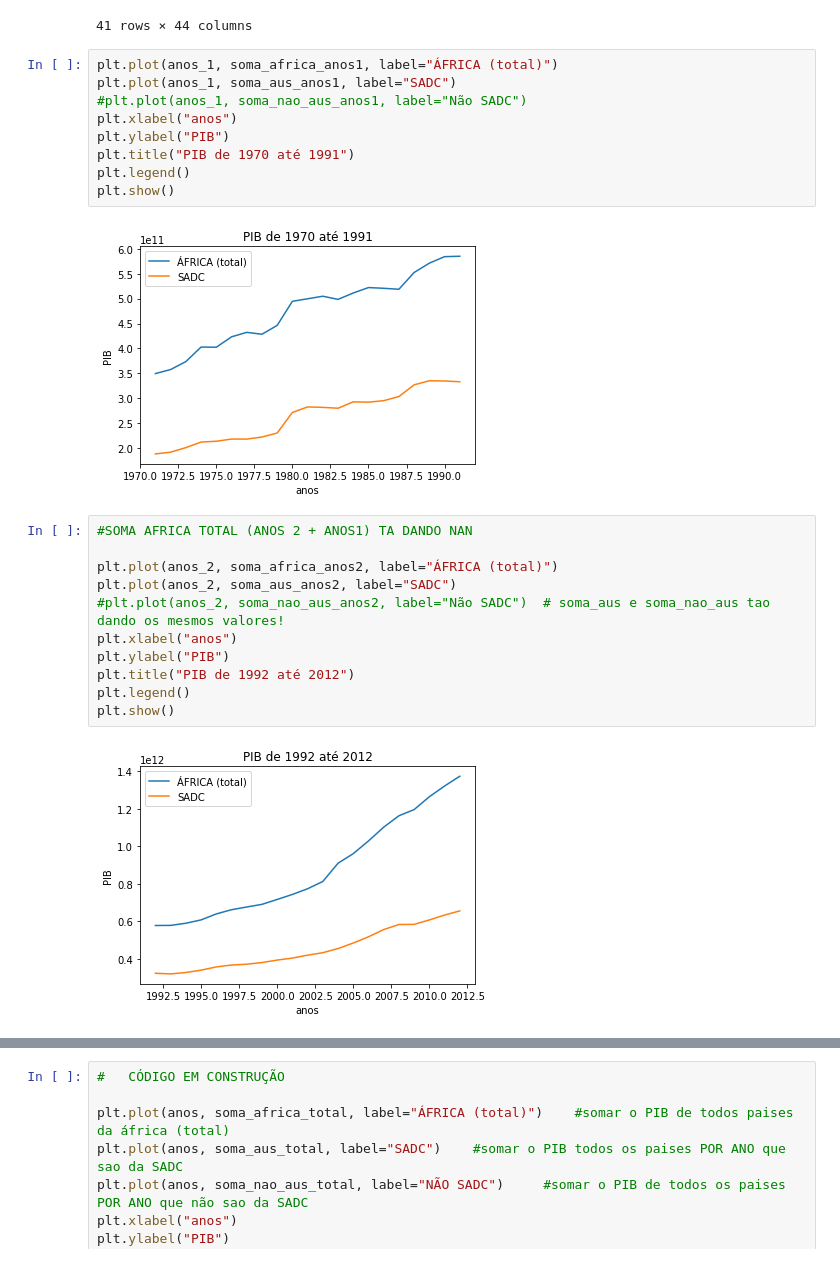
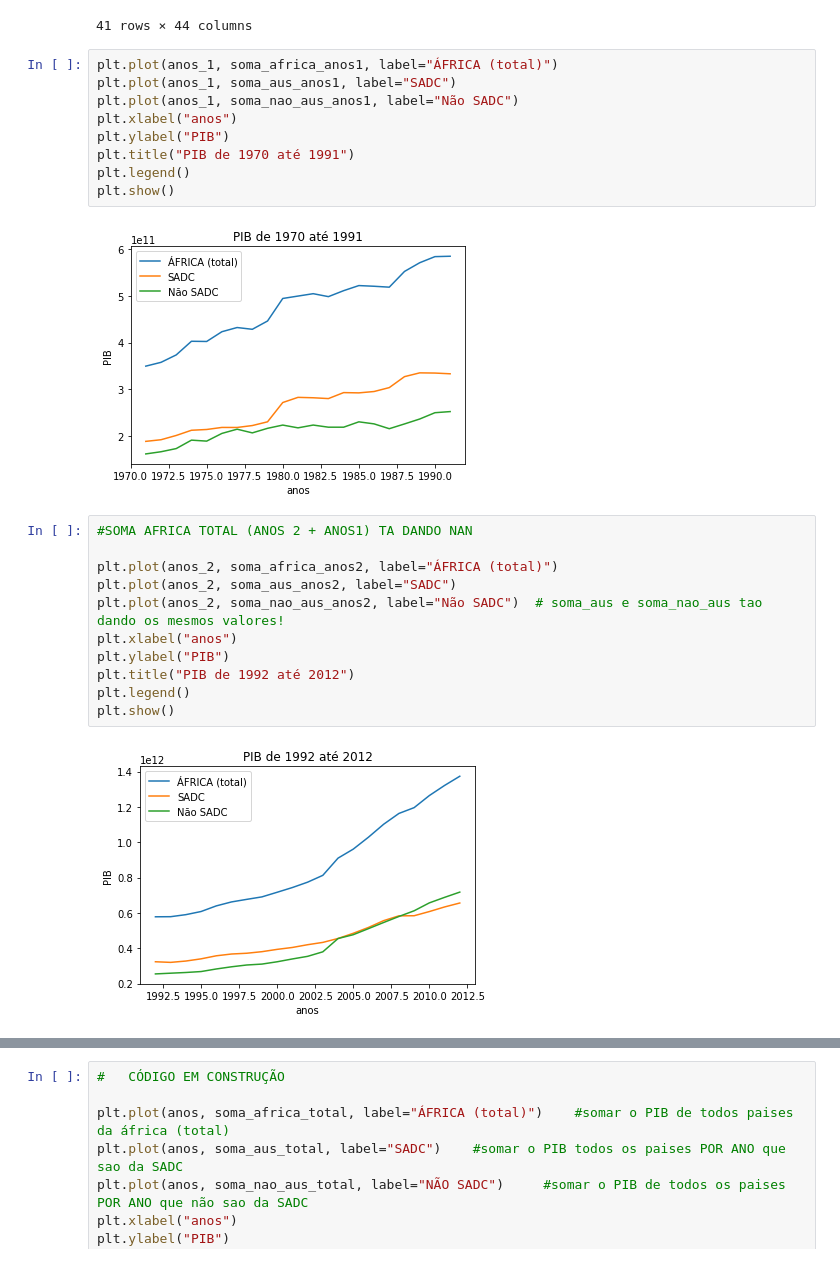
Before and after one commit to Doradalberto/APS_Isadora_Dalberto, a Jupyter notebook: Projeto1.ipynb, the cells around one changed output, grey strips where cells are left out. Saved outputs shown, nothing was run; the diff lists cells and outputs as text.

```diff
--- a/Projeto1.ipynb
+++ b/Projeto1.ipynb
@@ -148,27 +282,27 @@ africa_anos_total  #Imprime todos os paises da África no período de tempo sele
 # %%
 plt.plot(anos_1, soma_africa_anos1, label="ÁFRICA (total)")
 plt.plot(anos_1, soma_aus_anos1, label="SADC")
-#plt.plot(anos_1, soma_nao_aus_anos1, label="Não SADC")
+plt.plot(anos_1, soma_nao_aus_anos1, label="Não SADC")
 plt.xlabel("anos")
 plt.ylabel("PIB")
 plt.title("PIB de 1970 até 1991")
 plt.legend()
 plt.show()
 # %% [output]
-[figure, old version]
+[figure, new version]
 # %%
 #SOMA AFRICA TOTAL (ANOS 2 + ANOS1) TA DANDO NAN
 
 plt.plot(anos_2, soma_africa_anos2, label="ÁFRICA (total)")
 plt.plot(anos_2, soma_aus_anos2, label="SADC")
-#plt.plot(anos_2, soma_nao_aus_anos2, label="Não SADC")  # soma_aus e soma_nao_aus tao dando os mesmos valores!
+plt.plot(anos_2, soma_nao_aus_anos2, label="Não SADC")  # soma_aus e soma_nao_aus tao dando os mesmos valores!
 plt.xlabel("anos")
 plt.ylabel("PIB")
 plt.title("PIB de 1992 até 2012")
 plt.legend()
 plt.show()
 # %% [output]
-[figure, old version]
+[figure, new version]
 # %%
 #plt.plot(anos_2, soma_africa_anos2, label="ÁFRICA após (total)") -- com a divisao
 #plt.plot(anos_1, soma_africa_anos1, label="ÁFRICA antes (total)") -- com a divisao
```
Also changed, not shown: parts of 44 cells of this notebook, 2 other files.
